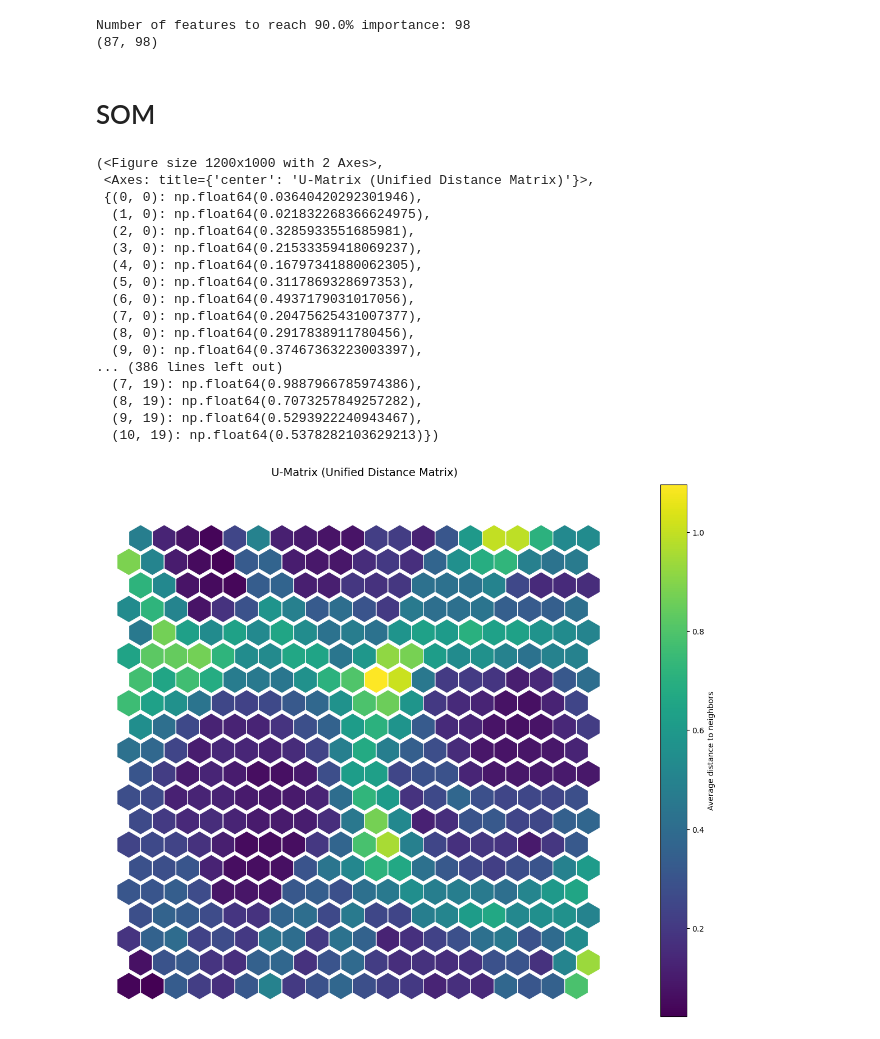
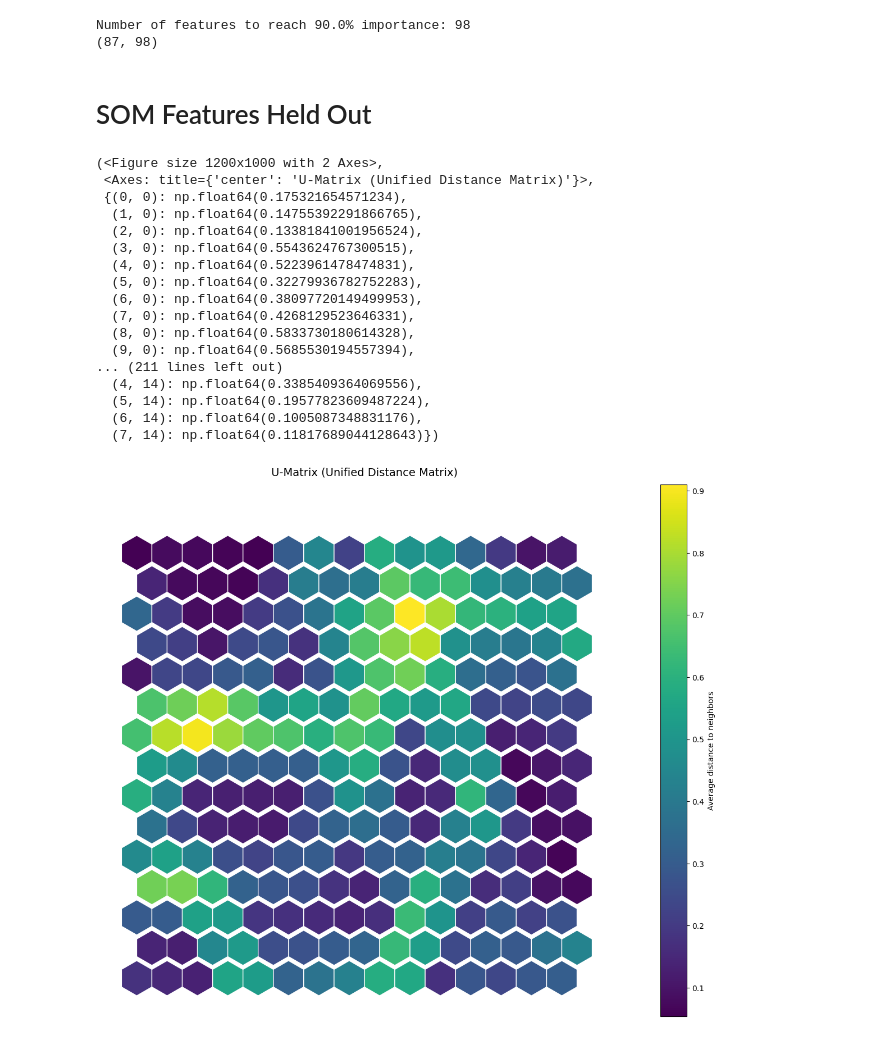
Before and after one commit to alpha-tango/butyricacid, a Jupyter notebook: analysis.ipynb, the cells around one changed output. Saved outputs shown, nothing was run; the diff lists cells and outputs as text; code cells hidden in the pictures.

Commit message:
Updated plotting function

```diff
--- a/analysis.ipynb
+++ b/analysis.ipynb
@@ -66,6 +41,7 @@ Methane
 # %%
+data = data.drop(columns="Index")
 target_columns = ["Acetic Acid", "Butyric Acid", "Hexanoic Acid", "Methane"]
-data_columns = [col for col in data.columns if col not in target_columns and col != "Index"]
+data_columns = [col for col in data.columns if col not in target_columns]
 inputs = data[data_columns]
 targets = data[target_columns]
 inputs
@@ -88,7 +64,9 @@ inputs
 # %%
 # fit a random forest model for each target measure feature importance
 feature_importances = pd.DataFrame(index=target_columns, columns=data_columns)
-X_train, X_test, y_train, y_test = train_test_split(inputs, targets, test_size=0.2, random_state=42, shuffle=True)
+normed_inputs = (inputs - inputs.min()) / (inputs.max() - inputs.min())
+normed_outputs = (targets - targets.min()) / (targets.max() - targets.min())
+X_train, X_test, y_train, y_test = train_test_split(normed_inputs, normed_outputs, test_size=0.2, random_state=42, shuffle=True)
 
 for target in target_columns:
     model = RandomForestRegressor(n_estimators=100, random_state=42)
@@ -132,40 +110,43 @@ cumulative_importance = feature_importances_ranked.cumsum()
 num_important_features = np.where(cumulative_importance <= feature_variance_threshold)[0][-1]
 print(f"Number of features to reach {feature_variance_threshold*100}% importance: {num_important_features+1}")
 
-filtered_data = inputs[feature_importances_ranked.index[:num_important_features+1]]
+important_features = feature_importances_ranked.index[:num_important_features+1]
+unimportant_features = feature_importances_ranked.index[num_important_features+1:]
+
+filtered_data = inputs[important_features]
 print(filtered_data.shape)
 # %% [output]
 Number of features to reach 90.0% importance: 98
 (87, 98)
 # %% [markdown]
-# SOM
+# SOM Features Held Out
 # %%
-som = SelfOrganizingMapHex(20, 20, filtered_data.shape[1])
+som = SelfOrganizingMapHex(15, 15, filtered_data.shape[1])
 
 training_data = filtered_data.to_numpy()
 scaled_training_data = (training_data - training_data.min(axis=0)) / (training_data.max(axis=0) - training_data.min(axis=0))
 
 som.train(scaled_training_data, num_epochs=1000, learning_rate=0.5, radius=5)
 
 plot_u_matrix_hex(som, figsize=(12, 10))
 # %% [output]
 (<Figure size 1200x1000 with 2 Axes>,
  <Axes: title={'center': 'U-Matrix (Unified Distance Matrix)'}>,
- {(0, 0): np.float64(0.03640420292301946),
-  (1, 0): np.float64(0.021832268366624975),
-  (2, 0): np.float64(0.3285933551685981),
-  (3, 0): np.float64(0.21533359418069237),
-  (4, 0): np.float64(0.16797341880062305),
-  (5, 0): np.float64(0.3117869328697353),
-  (6, 0): np.float64(0.4937179031017056),
-  (7, 0): np.float64(0.20475625431007377),
-  (8, 0): np.float64(0.2917838911780456),
-  (9, 0): np.float64(0.37467363223003397),
-... (386 lines left out)
-  (7, 19): np.float64(0.9887966785974386),
-  (8, 19): np.float64(0.7073257849257282),
-  (9, 19): np.float64(0.5293922240943467),
-  (10, 19): np.float64(0.5378282103629213)})
+ {(0, 0): np.float64(0.175321654571234),
+  (1, 0): np.float64(0.14755392291866765),
+  (2, 0): np.float64(0.13381841001956524),
+  (3, 0): np.float64(0.5543624767300515),
+  (4, 0): np.float64(0.5223961478474831),
+  (5, 0): np.float64(0.32279936782752283),
+  (6, 0): np.float64(0.38097720149499953),
+  (7, 0): np.float64(0.4268129523646331),
+  (8, 0): np.float64(0.5833730180614328),
+  (9, 0): np.float64(0.5685530194557394),
+... (211 lines left out)
+  (4, 14): np.float64(0.3385409364069556),
+  (5, 14): np.float64(0.19577823609487224),
+  (6, 14): np.float64(0.1005087348831176),
+  (7, 14): np.float64(0.11817689044128643)})
-[figure, old version]
+[figure, new version]
 # %%
 for feature_name in target_columns:
```
Also changed, not shown: parts of 9 cells of this notebook, 1 other file.
